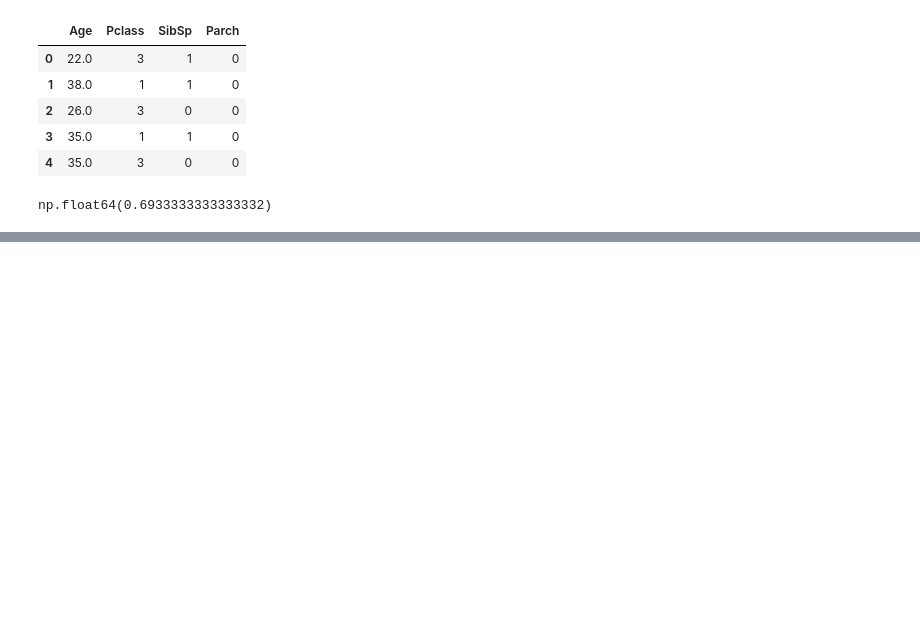
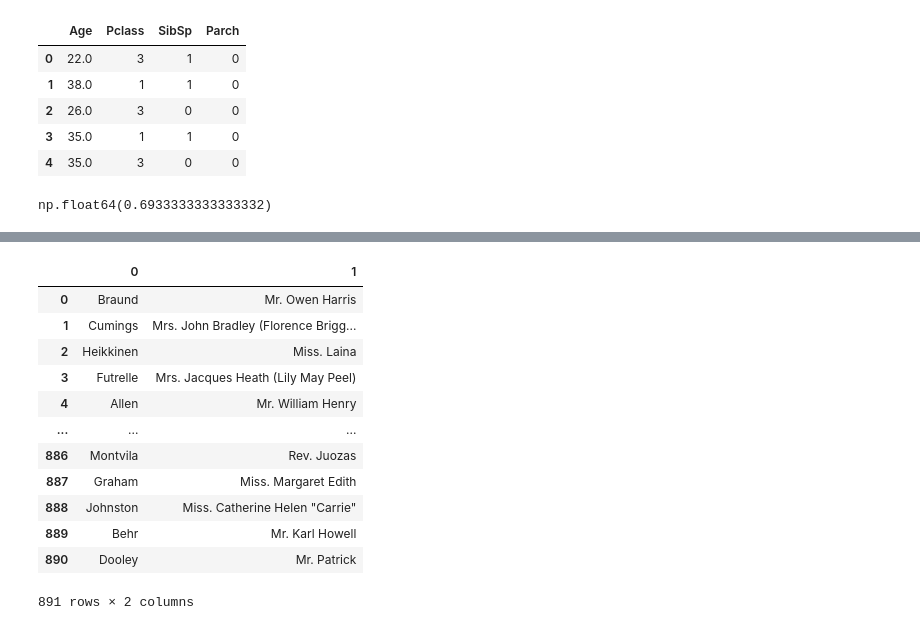
Before and after one commit to Aaaaddddyyyyyyyy/Machine-Learning-repo, a Jupyter notebook: Feature_Construction.ipynb, the cells around one changed output, grey strips where cells are left out. Cells and saved outputs as stored; diff of their text form; code cells hidden in the pictures; blank space fills up the shorter version.

```diff
--- a/Feature_Construction.ipynb
+++ b/Feature_Construction.ipynb
@@ -48,0 +84,18 @@ np.float64(0.6933333333333332)
+# %%
+df['Title']=df['Name'].str.split(',', expand=True)[1].str.split(',', expand=True)[0]  # splitting name into two parts
+# %%
+df['Name'].str.split(',',expand=True)   # spliting surname and name
+# %% [output]
+|  | 0 | 1 |
+| 0 | Braund | Mr. Owen Harris |
+| 1 | Cumings | Mrs. John Bradley (Florence Brigg... |
+| 2 | Heikkinen | Miss. Laina |
+| 3 | Futrelle | Mrs. Jacques Heath (Lily May Peel) |
+| 4 | Allen | Mr. William Henry |
+| ... | ... | ... |
+| 886 | Montvila | Rev. Juozas |
+| 887 | Graham | Miss. Margaret Edith |
+| 888 | Johnston | Miss. Catherine Helen "Carrie" |
+| 889 | Behr | Mr. Karl Howell |
+| 890 | Dooley | Mr. Patrick |
+891 rows × 2 columns
```
Also changed, not shown: parts of 7 cells of this notebook.
